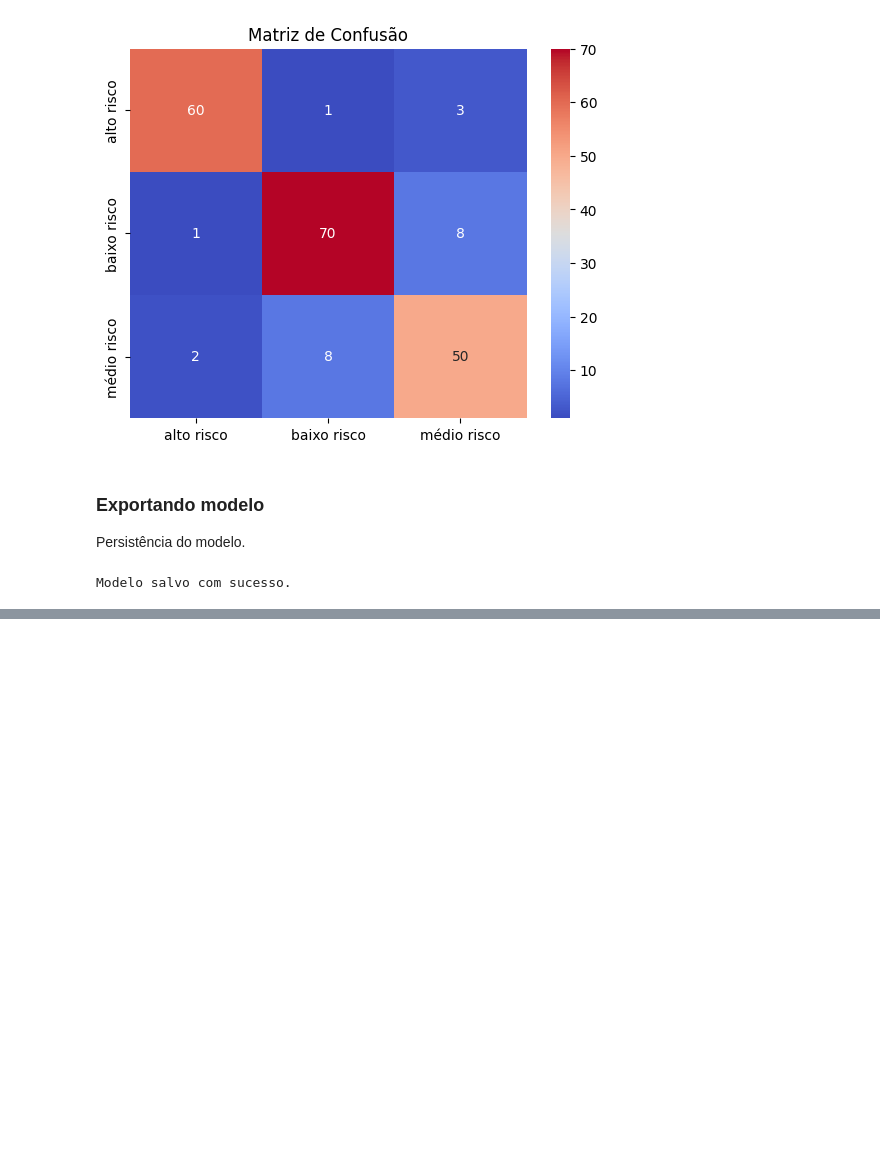
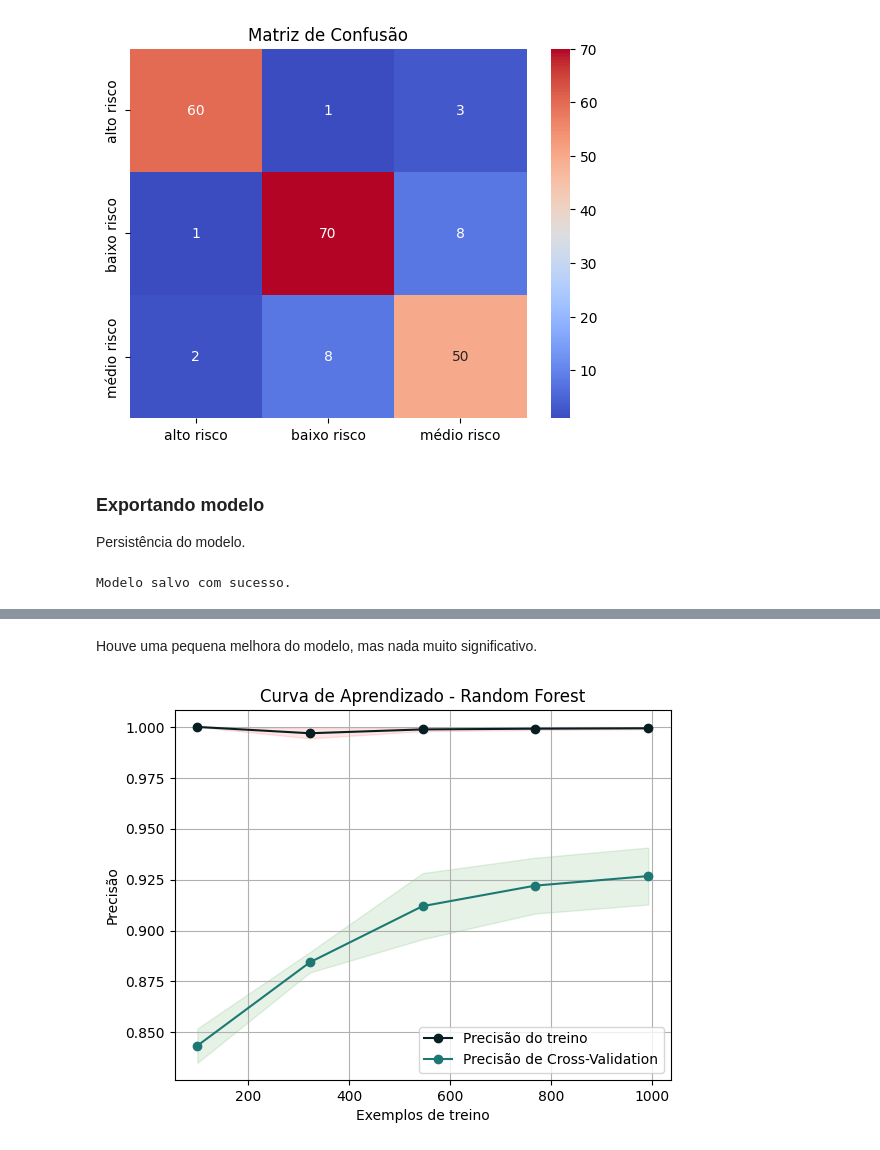
Before and after one commit to Curesharp/curesharp-datascience, a Jupyter notebook: analiseexploratoria.ipynb, the cells around one changed output, grey strips where cells are left out. Drawn from its saved outputs; the diff is of its cells as text; code cells hidden in the pictures; blank space fills up the shorter version.

Commit message:
Adiciona treinamento e avaliação do modelo de saúde fetal

```diff
--- a/analiseexploratoria.ipynb
+++ b/analiseexploratoria.ipynb
@@ -452,0 +524,9 @@ Modelo salvo com sucesso.
+# %%
+# Output
+b = fetal_health['Diagnóstico']
+
+# Conjuntos de treinamento e teste
+a_train, a_test, b_train, b_test = train_test_split(a, b, test_size = 0.3, random_state = 42, stratify = b)
+
+# Input
+a_train.head()
@@ -452,0 +627,10 @@ Modelo salvo com sucesso.
+# %%
+# Criando o melhor modelo
+rf = RandomForestClassifier(criterion="gini", n_estimators=100,
+                            min_samples_leaf=1, min_samples_split=2,
+                            random_state=42)
+# Treinando
+rf.fit(a_train, b_train)
+
+# Predições
+b_pred = rf.predict(a_test)
@@ -452,0 +654,46 @@ Modelo salvo com sucesso.
+# %% [markdown]
+Houve uma pequena melhora do modelo, mas nada muito significativo.
+# %%
+# Função para plotar curva de aprendizado
+def plot_learning_curve(estimator, title, x, y, ylim=None, cv=None,
+                        n_jobs=-1, train_sizes=np.linspace(.1, 1.0, 5)):
+
+    # Figure
+    plt.figure()
+    plt.title(title)
+    if ylim is not None:
+        plt.ylim(*ylim)
+
+    # Labels
+    plt.xlabel("Exemplos de treino")
+    plt.ylabel("Precisão")
+
+    # Components
+    train_sizes, train_scores, test_scores = learning_curve(
+    estimator, x, y, cv=cv, n_jobs=n_jobs, train_sizes=train_sizes)
+    train_scores_mean = np.mean(train_scores, axis=1)
+    train_scores_std = np.std(train_scores, axis=1)
+    test_scores_mean = np.mean(test_scores, axis=1)
+    test_scores_std = np.std(test_scores, axis=1)
+    plt.grid()
+
+    plt.fill_between(train_sizes, train_scores_mean - train_scores_std,
+                     train_scores_mean + train_scores_std, alpha=0.1,
+                     color="r")
+    plt.fill_between(train_sizes, test_scores_mean - test_scores_std,
+                     test_scores_mean + test_scores_std, alpha=0.1, color="g")
+    plt.plot(train_sizes, train_scores_mean, 'o-', color="#071E22",
+             label="Precisão do treino")
+    plt.plot(train_sizes, test_scores_mean, 'o-', color="#1D7874",
+             label="Precisão de Cross-Validation")
+
+    plt.legend(loc="best")
+    return plt
+
+
+# Plotando curva de aprendizado
+plot_learning_curve(GridSearchCV_RF.best_estimator_,
+                    title = "Curva de Aprendizado - Random Forest",
+                    x = a_train, y = b_train, cv = cv_method);
+# %% [output]
+[figure, added]
```
Also changed, not shown: parts of 23 cells of this notebook.
